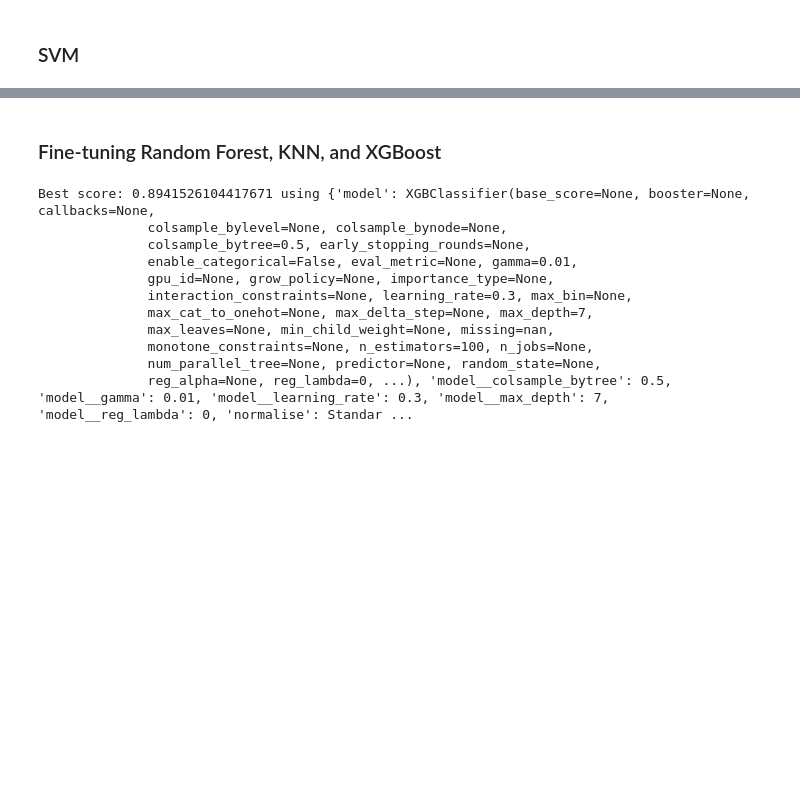
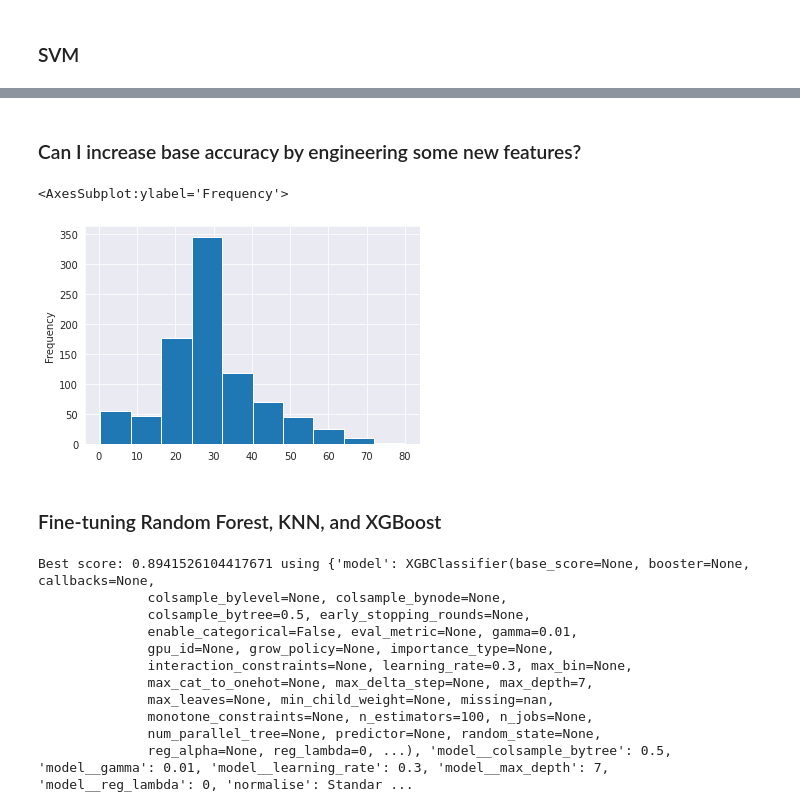
Before and after one commit to eugenebaraka/Kaggle-Notebooks, a Jupyter notebook: titanic-survival-prediction.ipynb, the cells around one changed output, grey strips where cells are left out. Drawn from its saved outputs; the diff is of its cells as text; code cells hidden in the pictures; blank space fills up the shorter version.

```diff
--- a/titanic-survival-prediction.ipynb
+++ b/titanic-survival-prediction.ipynb
@@ -134,4 +95,4 @@ The majority of passengers embarked from the Southampton port, I think it would
 # %%
-combined['Embarked'].fillna("S", inplace = True)
+train['Embarked'].fillna("S", inplace = True)
 # %%
 ## Reavaluate missing values
@@ -183,0 +131,7 @@ combined_encoded.head()
+# %%
+le = LabelEncoder()
+train['Sex'] = le.fit_transform(train['Sex'])
+train['Embarked'] = le.fit_transform(train['Embarked'])
+
+test['Sex'] = le.fit_transform(test['Sex'])
+test['Embarked'] = le.fit_transform(test['Embarked'])
@@ -184,13 +154,10 @@ combined_encoded.head()
+# %%
+X_train = train.drop(columns = ['Survived'], axis = 1)
+y_train = train['Survived']
+
+# scale data
+scaler = StandardScaler()
+X_train_scaled = scaler.fit_transform(X_train)
 # %% [markdown]
 ## Split data set into train and test sets
-# %%
-X = combined_encoded.drop(columns = "Survived")
-y = combined_encoded["Survived"]
-X_train, X_test, y_train, y_test = train_test_split(X, y, test_size = 0.3, random_state = 1, stratify = y)
-# stratify split by target feature since there is some class imbalance
-
-# Scale data
-scaler = StandardScaler()
-X_train_scaled = scaler.fit_transform(X_train)
-X_test_scaled = scaler.transform(X_test)
 # %% [markdown]
@@ -251,3 +216,11 @@ SVM accuracy: 0.8267309236947791
+# %% [markdown]
+### Can I increase base accuracy by engineering some new features?
+# %%
+# start with age
+X_train.Age.plot(kind = 'hist')
+# %% [output]
+<AxesSubplot:ylabel='Frequency'>
+[figure, added]
 # %% [markdown]
 ### Fine-tuning Random Forest, KNN, and XGBoost
 # %%
```
Also changed, not shown: parts of 28 cells of this notebook.
